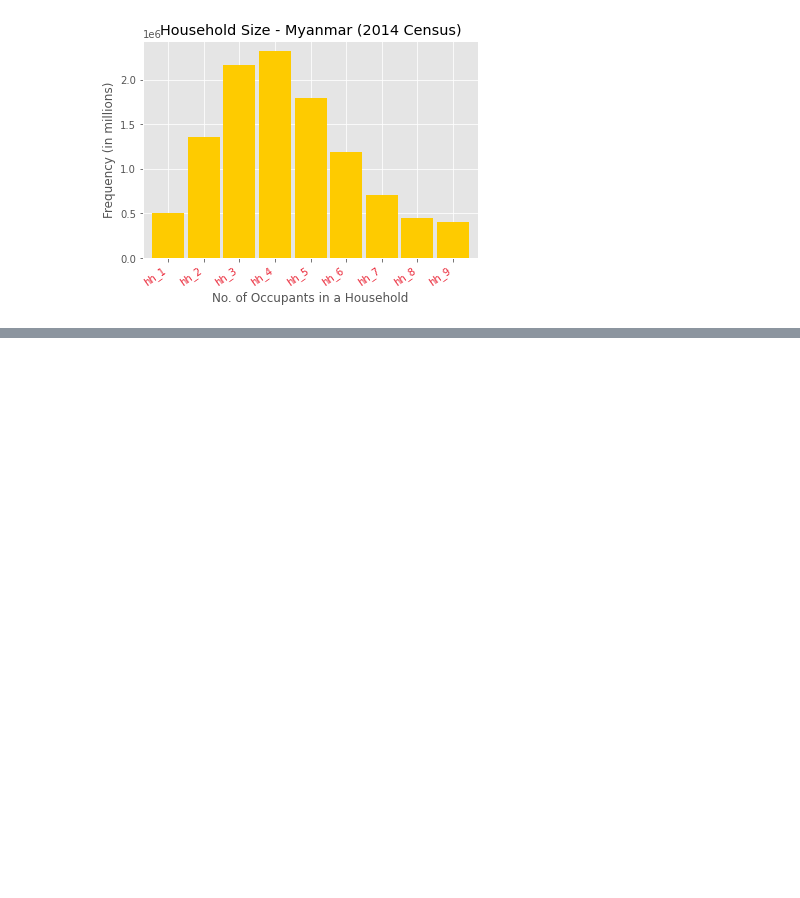
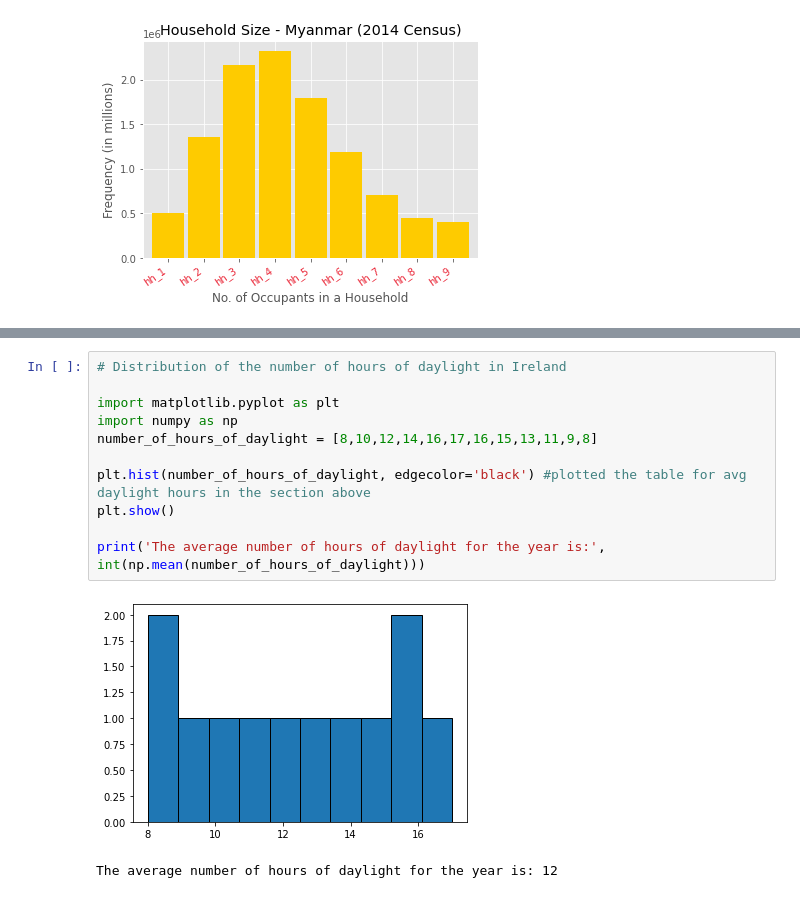
Before and after one commit to dssheldon/ProgDA-Project-SDS, a Jupyter notebook: ProgDA-Project-SDS.ipynb, the cells around one changed output, grey strips where cells are left out. Saved outputs shown, nothing was run; the diff lists cells and outputs as text; blank space fills up the shorter version.

Commit message:
Documented the average number of hours variable and related data. Needs to be completed

```diff
--- a/ProgDA-Project-SDS.ipynb
+++ b/ProgDA-Project-SDS.ipynb
@@ -688,0 +748,14 @@ plt.show()
+# %%
+# Distribution of the number of hours of daylight in Ireland
+
+import matplotlib.pyplot as plt
+import numpy as np
+number_of_hours_of_daylight = [8,10,12,14,16,17,16,15,13,11,9,8]
+
+plt.hist(number_of_hours_of_daylight, edgecolor='black') #plotted the table for avg daylight hours in the section above
+plt.show()
+
+print('The average number of hours of daylight for the year is:', int(np.mean(number_of_hours_of_daylight)))
+# %% [output]
+[figure, added]
+The average number of hours of daylight for the year is: 12
```
Also changed, not shown: parts of 1 cell of this notebook.
